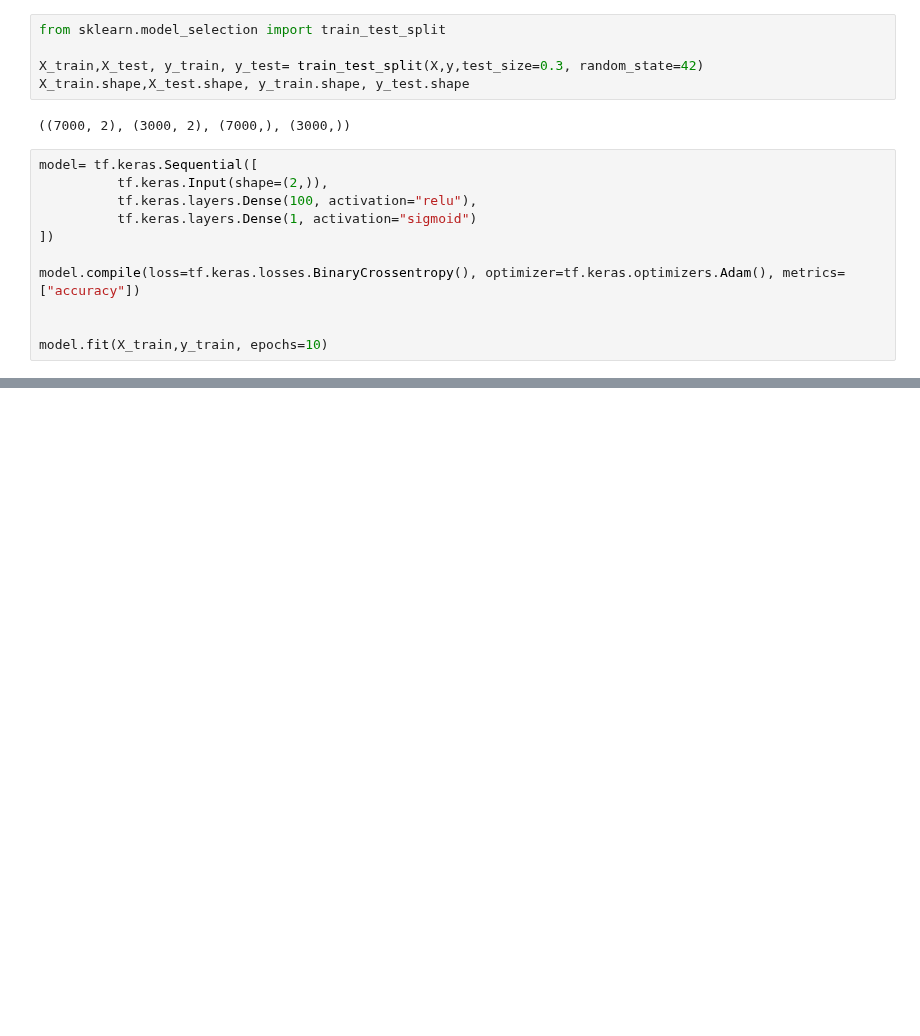
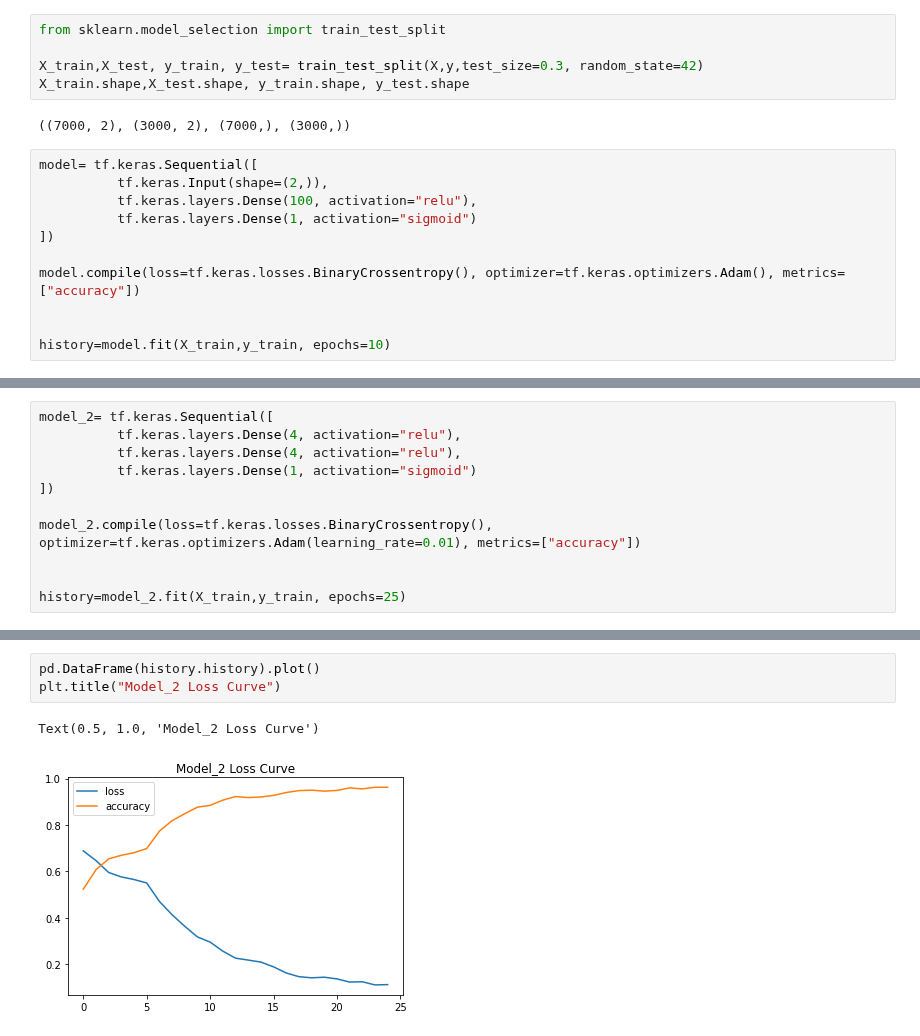
Before and after one commit to arghanath007/Data-Science, a Jupyter notebook: Deep Learning/Neural Network/Classification Problem/Neural_Network_Classification_problem.ipynb, the cells around one changed output, grey strips where cells are left out. Saved outputs shown, nothing was run; the diff lists cells and outputs as text; blank space fills up the shorter version.

```diff
--- a/Deep Learning/Neural Network/Classification Problem/Neural_Network_Classification_problem.ipynb
+++ b/Deep Learning/Neural Network/Classification Problem/Neural_Network_Classification_problem.ipynb
@@ -94,6 +94,6 @@ model= tf.keras.Sequential([
 model.compile(loss=tf.keras.losses.BinaryCrossentropy(), optimizer=tf.keras.optimizers.Adam(), metrics=["accuracy"])
 
 
-model.fit(X_train,y_train, epochs=10)
+history=model.fit(X_train,y_train, epochs=10)
 # %% [output]
 Epoch 1/10
@@ -124,0 +199,11 @@ model.evaluate(X_test,y_test)
+# %%
+model_2= tf.keras.Sequential([
+          tf.keras.layers.Dense(4, activation="relu"),
+          tf.keras.layers.Dense(4, activation="relu"),
+          tf.keras.layers.Dense(1, activation="sigmoid")
+])
+
+model_2.compile(loss=tf.keras.losses.BinaryCrossentropy(), optimizer=tf.keras.optimizers.Adam(learning_rate=0.01), metrics=["accuracy"])
+
+
+history=model_2.fit(X_train,y_train, epochs=25)
@@ -124,0 +275,6 @@ model.evaluate(X_test,y_test)
+# %%
+pd.DataFrame(history.history).plot()
+plt.title("Model_2 Loss Curve")
+# %% [output]
+Text(0.5, 1.0, 'Model_2 Loss Curve')
+[figure, added]
```
Also changed, not shown: parts of 23 cells of this notebook.
